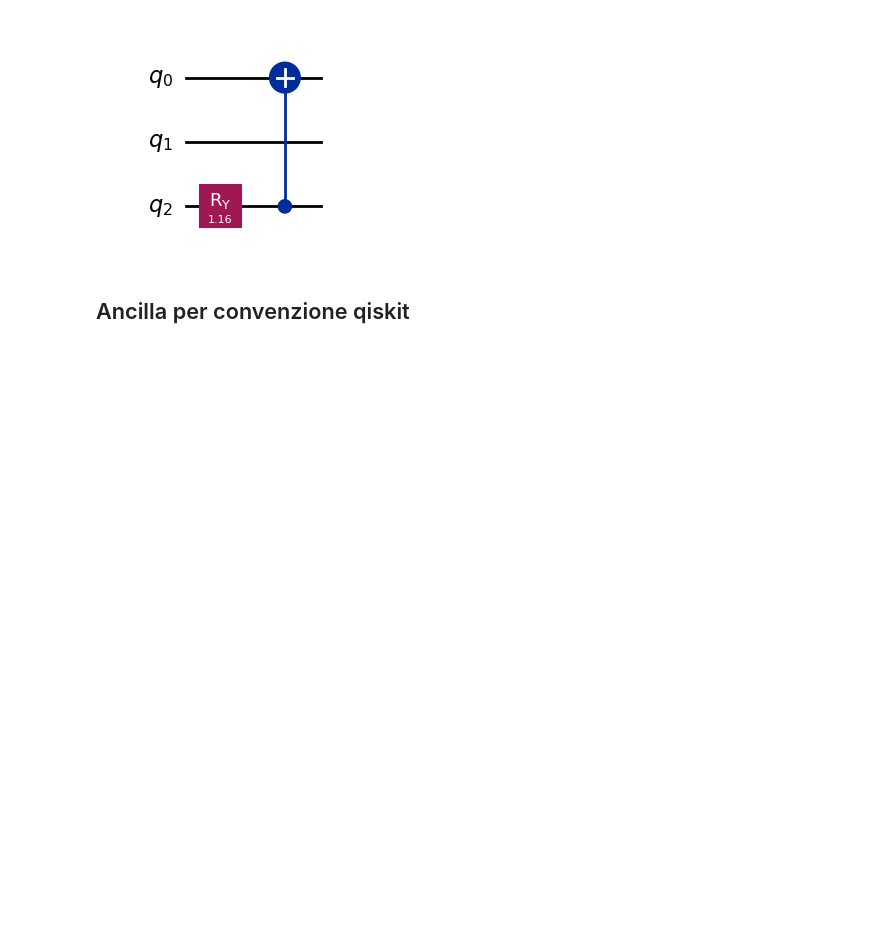
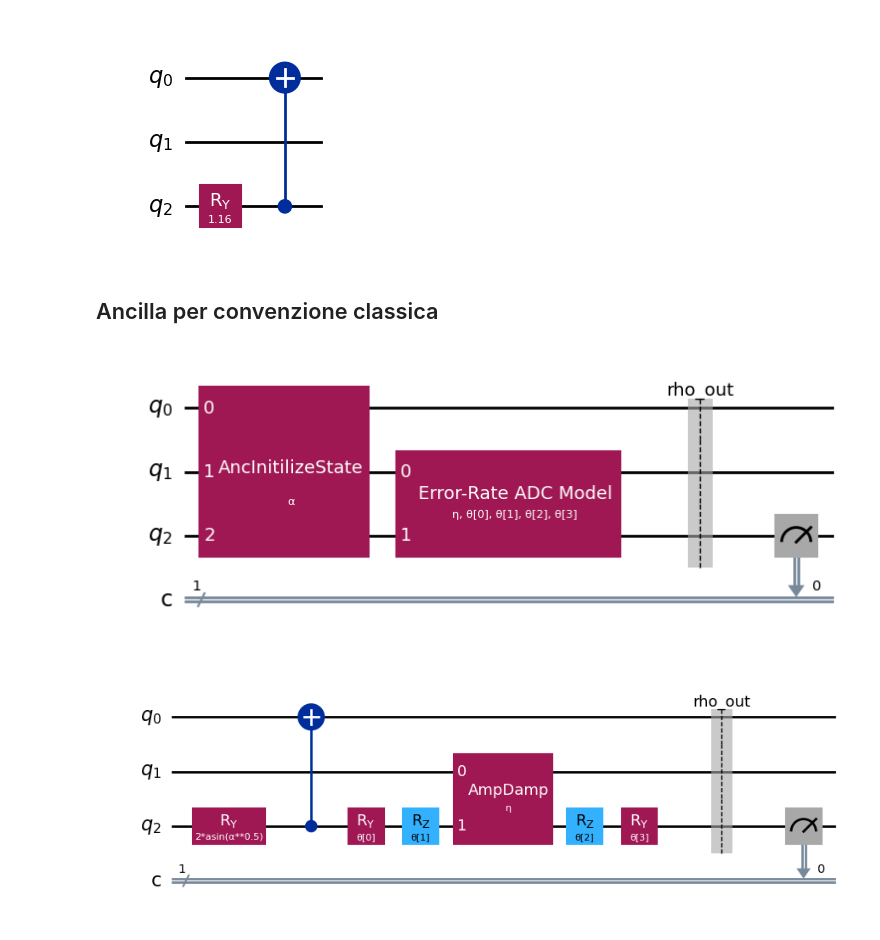
Before and after one commit to remgabryldel/quantum-amplitude-damping-channel, a Jupyter notebook: q-a-d.ipynb, the cells around one changed output. Cells and saved outputs as stored; diff of their text form; code cells hidden in the pictures; blank space fills up the shorter version.

```diff
--- a/q-a-d.ipynb
+++ b/q-a-d.ipynb
@@ -685,4 +735,68 @@ $$
 $$
 [figure]
 # %% [markdown]
-## Ancilla per convenzione qiskit
+## Ancilla per convenzione classica
+# %%
+def circuitERADC_with_Ancilla_parametrized_measure(alpha=None,thetas=None,noise=None):
+    """
+    Costruisce un circuito quantistico a 3 qubit che simula un canale di amplitude damping
+    (ERADC: Error-Rate Amplitude Damping Channel) usando un approccio ancilla-based.
+
+    Il circuito applica:
+      - una preparazione di stato misto tramite entanglement con un'ancilla,
+      - un blocco parametrico che rappresenta il canale di damping,
+      - una misura sul qubit del sistema.
+
+    Parametri:
+        alpha (float o Parameter, opzionale):
+            Parametro di mescolanza iniziale per generare uno stato misto su qubit 1,
+            tramite un'operazione su qubit 2 (ancilla). Se non fornito, è simbolico (α).
+
+        thetas (ParameterVector, opzionale):
+            Vettore di 4 parametri (θ₀, θ₁, θ₂, θ₃) per rotazioni RY/RZ pre- e post-damping.
+            Se non fornito, vengono creati automaticamente come simbolici.
+
+        noise (float o Parameter, opzionale):
+            Parametro di damping per il canale ADC. Se non fornito, è simbolico (η).
+
+    Restituisce:
+        QuantumCircuit:
+            Il circuito quantistico a 3 qubit con preparazione dello stato, evoluzione
+            tramite il canale parametrico e misura sul sistema.
+    """
+
+    # Inizializzazione parametri simbolici se non forniti
+    if thetas is None:
+        thetas = ParameterVector("θ", 4)
+    if noise is None:
+        noise = Parameter("η")
+    if alpha is None:
+        alpha = Parameter("α")
+
+    # Crea circuito con 3 qubit e 1 bit classico
+    # qubit 2: ancilla per creare lo stato misto
+    # qubit 1: ambiente (per amplitude damping)
+    # qubit 0: sistema (target)
+    ERADC_mea = QuantumCircuit(3, 1, name="ERADC with Ancilla and measure")
+
+    # Inizializzazione dello stato misto tramite circuito ancilla (entanglement tra qubit 2 e 0)
+    ERADC_mea.append(getAncillaParametrized(alpha), [0, 1, 2])
+
+    # Applica il canale di damping parametrico tra sistema (1) e ambiente (2)
+    ERADC_mea.append(build_parametrized_eradc(thetas, noise), [1, 2])
+
+    # Salva la matrice densità completa prima della misura (per ispezione)
+    ERADC_mea.save_density_matrix(label="rho_out")
+
+    # Misura il qubit del sistema (qubit 2), risultato registrato nel bit classico 0
+    ERADC_mea.measure(2, 0)
+
+    return ERADC_mea
+
+example = circuitERADC_with_Ancilla_parametrized_measure()
+
+display(example.draw("mpl"))
+display(example.decompose().draw("mpl"))
+# %% [output]
+[figure, added]
+[figure, added]
```
Also changed, not shown: parts of 12 cells of this notebook.
